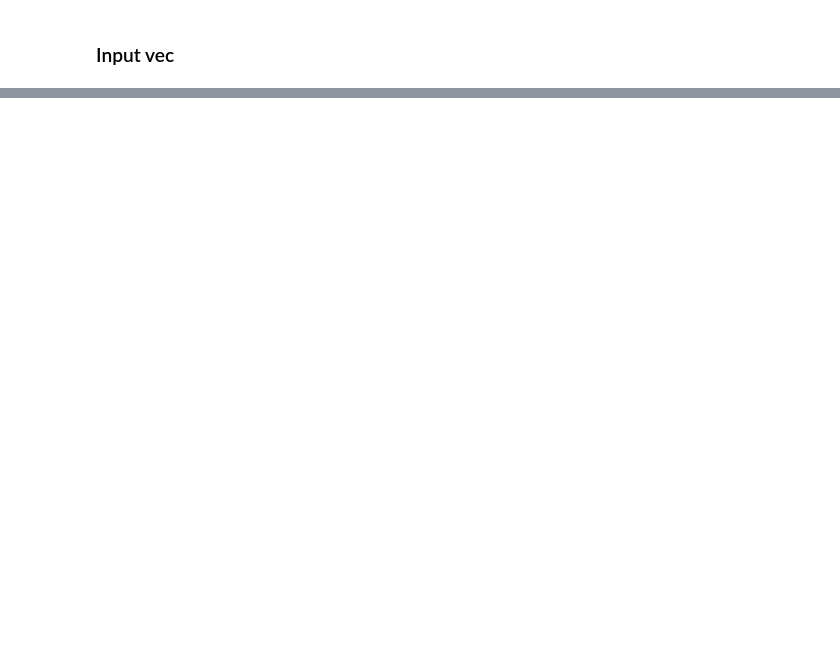
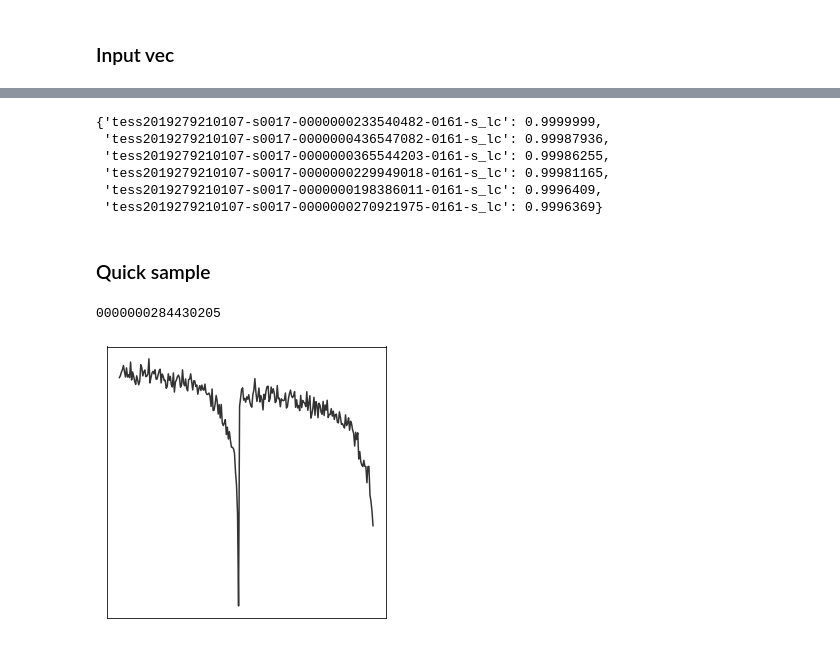
Before and after one commit to glennkroegel/pytorch-starlightcurves, a Jupyter notebook: faiss_tess.ipynb, the cells around one changed output, grey strips where cells are left out. Drawn from its saved outputs; the diff is of its cells as text; code cells hidden in the pictures; blank space fills up the shorter version.

Commit message:
pipeline to search and plot similiar + most dissimilar objects

```diff
--- a/faiss_tess.ipynb
+++ b/faiss_tess.ipynb
@@ -72,9 +118,42 @@ probs, ixs = db.search(input_vec, k=4)
 ixs = ixs[0]
 probs = probs[0]
-# %%
-tt = []
-for i in ixs:
-    f = i2f[i]
-    f = indir+str(f)+'.npy'
-    d = np.load(f)
-    tt.append(d[1])
+# %%
+dict(zip([i2f[i] for i in ixs], probs))
+# %% [output]
+{'tess2019279210107-s0017-0000000233540482-0161-s_lc': 0.9999999,
+ 'tess2019279210107-s0017-0000000436547082-0161-s_lc': 0.99987936,
+ 'tess2019279210107-s0017-0000000365544203-0161-s_lc': 0.99986255,
+ 'tess2019279210107-s0017-0000000229949018-0161-s_lc': 0.99981165,
+ 'tess2019279210107-s0017-0000000198386011-0161-s_lc': 0.9996409,
+ 'tess2019279210107-s0017-0000000270921975-0161-s_lc': 0.9996369}
+# %% [markdown]
+### Quick sample
+# %%
+def roulette(sample):
+    file = sample['file'].values[0]
+    ts = np.load(file)[1]
+#     plt.figure(figsize=(5,5))
+#     #     ax.set_title('cluster: ' + str(ixs[i]) + '  ' + 'score: ' + str(probs[i]))
+#     ax=sns.lineplot(x=np.arange(len(ts)), y=ts, color='k', alpha=0.8)
+#     ax.set(yticks=[], xticks=[])
+    obj_id = file2id(file)
+    fname = file.split(indir)[-1][:-4]
+    input_vec = data[fname]
+    input_vec = input_vec/np.linalg.norm(input_vec)
+    input_vec = input_vec.reshape(1,-1)
+    probs, ixs = db.search(input_vec, k=4)
+    ixs = ixs[0]
+    files = [indir+i2f[i]+'.npy' for i in ixs.reshape(-1)]
+    curves = [np.load(f)[1] for f in files]
+    obj_ids = [file2id(f) for f in files]
+    return obj_ids, curves
+# %%
+plot_bounds = (-100,100, -100,100)
+# %%
+s = df.loc[(df['x1'] > plot_bounds[0]) & (df['x1'] < plot_bounds[1])
+       & (df['x2'] > plot_bounds[2]) & (df['x2'] < plot_bounds[3]) ]
+# %%
+res = roulette(s.sample(n=1))
+# %% [output]
+0000000284430205
+[figure, added]
```
Also changed, not shown: parts of 26 cells of this notebook.
